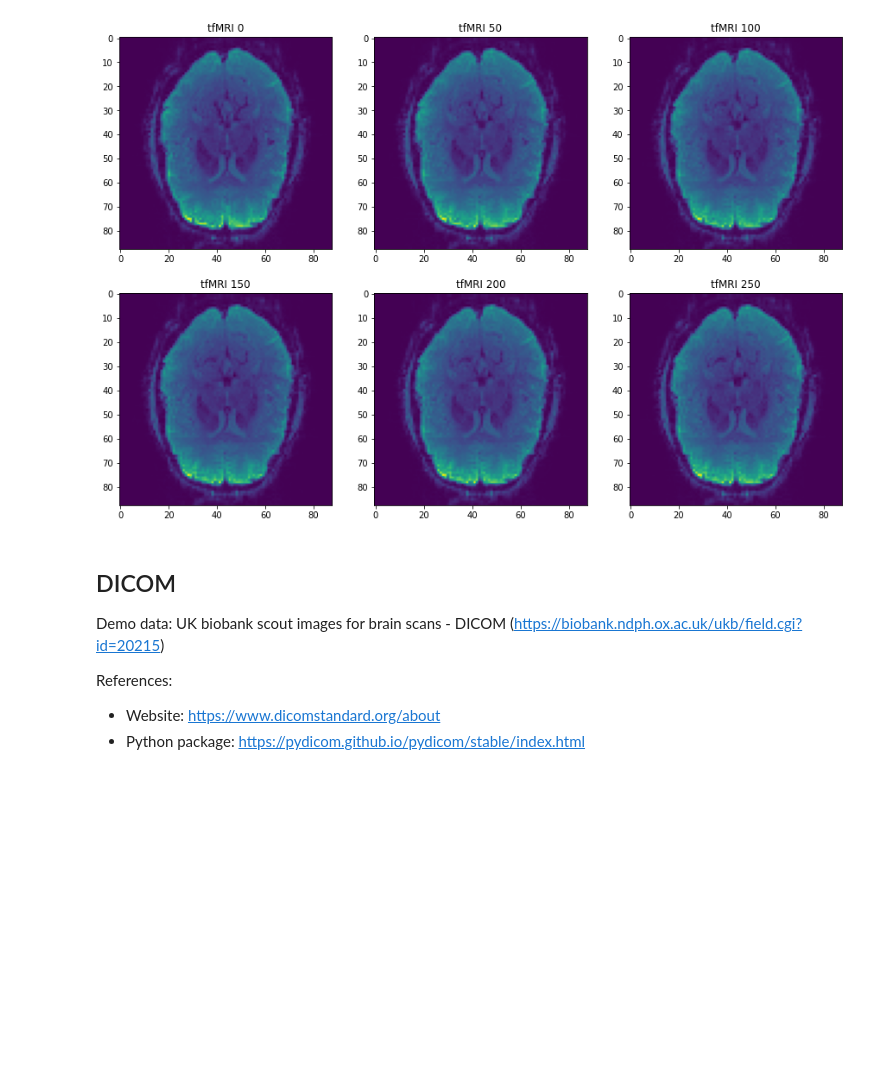
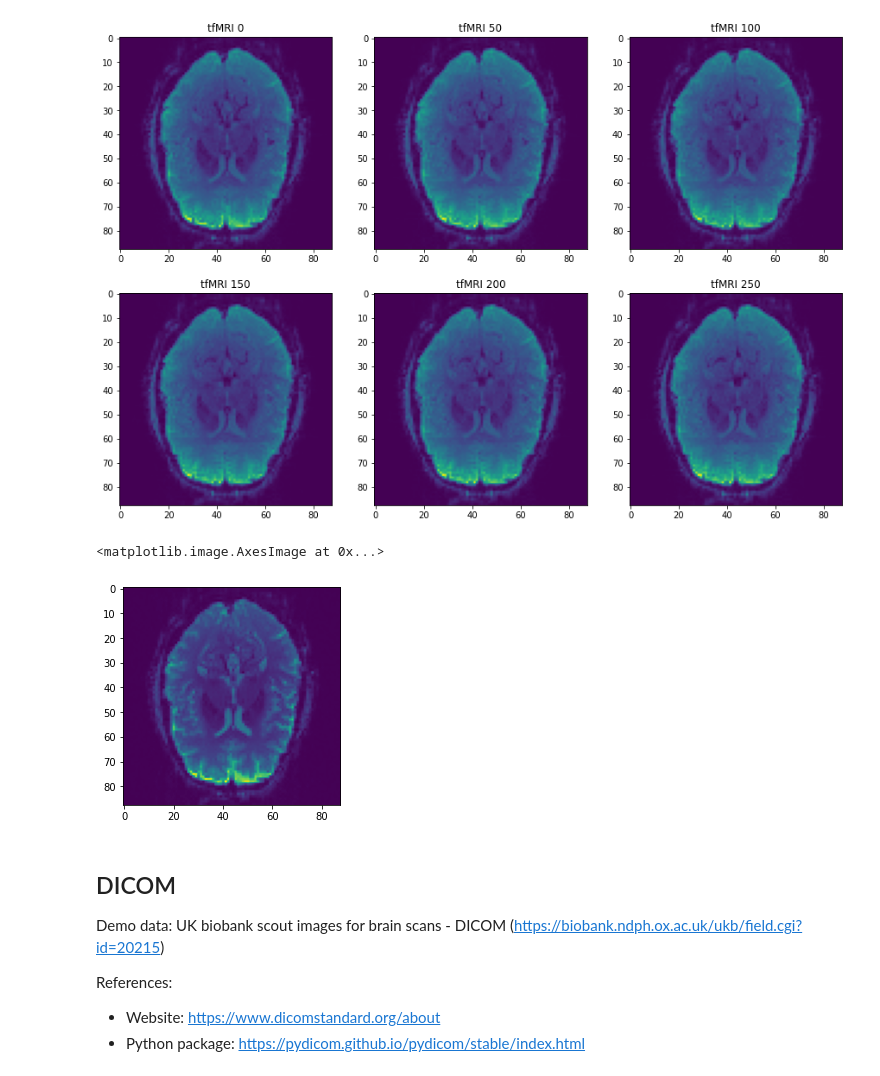
Before and after one commit to zzar43/MRI_image_process, a Jupyter notebook: MRI_image_visualization.ipynb, the cells around one changed output. Saved outputs shown, nothing was run; the diff lists cells and outputs as text; code cells hidden in the pictures; blank space fills up the shorter version.

```diff
--- a/MRI_image_visualization.ipynb
+++ b/MRI_image_visualization.ipynb
@@ -25,7 +25,8 @@ import nibabel as nib
 - data shape: (169, 212, 177)
 # %%
 # prepare data path
-BASE_IMG_PATH = os.path.join(os.getcwd(), 'data')
+# BASE_IMG_PATH = os.path.join(os.getcwd(), 'data')
+BASE_IMG_PATH = '/Users/lida/Desktop/MRI_image_study/data'
 all_images = glob(os.path.join(BASE_IMG_PATH,'T1_brain*'))
 
 # read test image and corresponding mask
@@ -102,6 +103,18 @@ for ind in range(6):
     axs[ind].set_title('tfMRI' + ' ' + str(50*ind))
 # %% [output]
 [figure]
+# %%
+# tfMRI: small file with 839 KB
+
+filepath = '/Users/lida/UKBK_Images/20249_2_0/fMRI/tfMRI_SBREF.nii.gz'
+test_image = nib.load(filepath).get_fdata()
+# %%
+img = test_image[:,:,test_image.shape[2]//2]
+img = img.transpose()
+plt.imshow(img)
+# %% [output]
+<matplotlib.image.AxesImage at 0x...>
+[figure, added]
 # %% [markdown]
 ## DICOM
 
```
Also changed, not shown: parts of 1 cell of this notebook, 1 other file.
